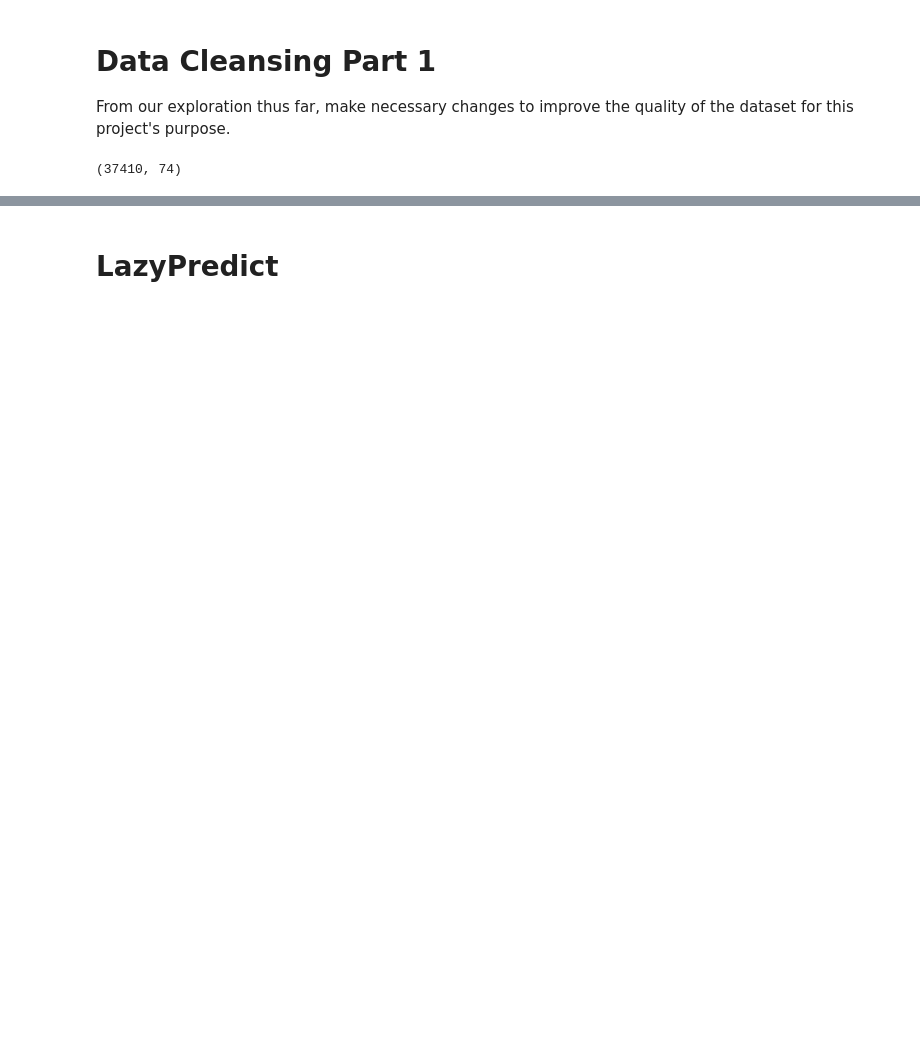
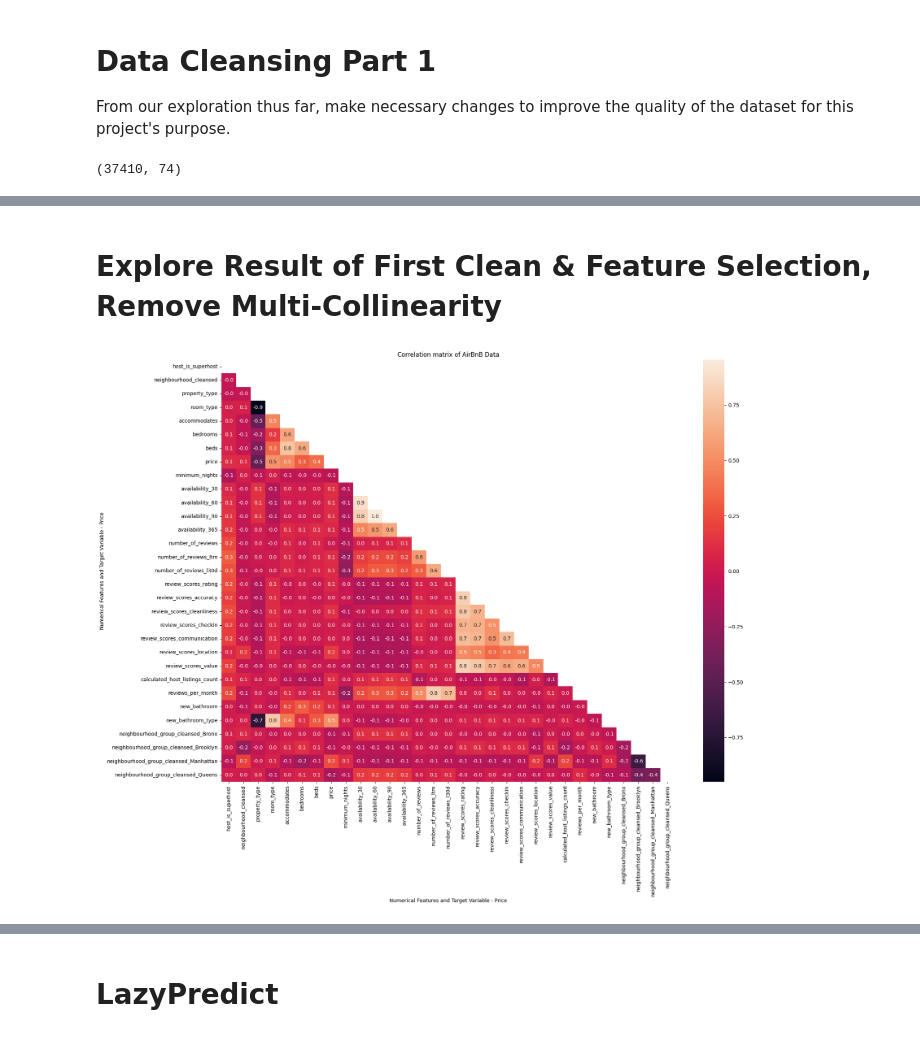
Before and after one commit to vicotriangle/victoria_data606, a Jupyter notebook: eda_current.ipynb, the cells around one changed output, grey strips where cells are left out. Cells and saved outputs as stored; diff of their text form; code cells hidden in the pictures; blank space fills up the shorter version.

```diff
--- a/eda_current.ipynb
+++ b/eda_current.ipynb
@@ -265,5 +281,2 @@ def reformClean(df):
 # %%
 reformClean(abnb)
-# %%
-a = abnb.groupby(['property_type'])['id'].count().sort_values(ascending=False).reset_index().head(15)['property_type'].to_list()
-abnb['property_type'] = abnb['property_type'].apply(lambda i: i if i in a else 'other') #replace low frequency property types with 'other'
@@ -593,0 +287,11 @@ array([[<Axes: title={'center': 'review_scores_rating'}>]], dtype=object)
+# %%
+abnb = abnb.replace({'room_type' : {'Hotel room' : '3', 'Entire home/apt' : '4', 'Private room' : '2', 'Shared room' : '1'}}).astype({'room_type':'int'})
+abnb = abnb.replace({'new_bathroom_type' : {'private' : '1', 'shared' : '0'}}).astype({'new_bathroom_type':'int'})
+abnb = abnb.replace({'host_is_superhost' : {'t' : '1', 'f' : '0'}}).astype({'host_is_superhost':'int'})
+
+categorical_cols = ['neighbourhood_group_cleansed']
+abnb = pd.get_dummies(data = abnb, columns = categorical_cols).copy() #one-hot encode neighborhood_group_cleansed
+
+label_encoder = preprocessing.LabelEncoder()
+abnb.neighbourhood_cleansed= label_encoder.fit_transform(abnb.neighbourhood_cleansed).copy() #label encode neighborhood cleansed
+abnb.property_type= label_encoder.fit_transform(abnb.property_type).copy() #label encode property_type
@@ -593,0 +342,14 @@ array([[<Axes: title={'center': 'review_scores_rating'}>]], dtype=object)
+# %% [markdown]
+# Explore Result of First Clean & Feature Selection, Remove Multi-Collinearity
+# %%
+fig, ax = plt.subplots(figsize=(20,15))
+corr = abnb.drop(['index', 'id', 'latitude','longitude'],axis=1).corr() #,'review_scores_rating','review_scores_accuracy','review_scores_value','review_scores_checkin', 'new_bathroom_type',
+                  #'availability_60', 'availability_90','availability_365', 'reviews_per_month', 'beds','neighbourhood_group_cleansed_Brooklyn'
+mask = np.triu(np.ones_like(corr, dtype=bool))
+sns.heatmap(corr, mask=mask, ax=ax, annot = True, fmt='.1f')
+plt.title("Correlation matrix of AirBnB Data")
+plt.xlabel("Numerical Features and Target Variable - Price")
+plt.ylabel("Numerical Features and Target Variable - Price")
+plt.show()
+# %% [output]
+[figure, added]
```
Also changed, not shown: parts of 109 cells of this notebook.
